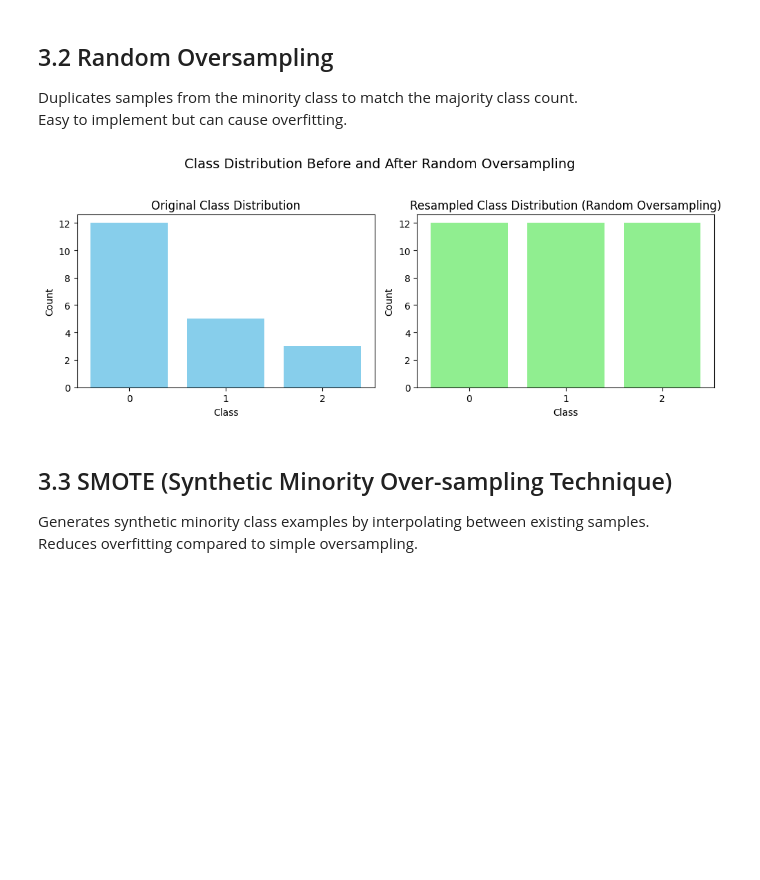
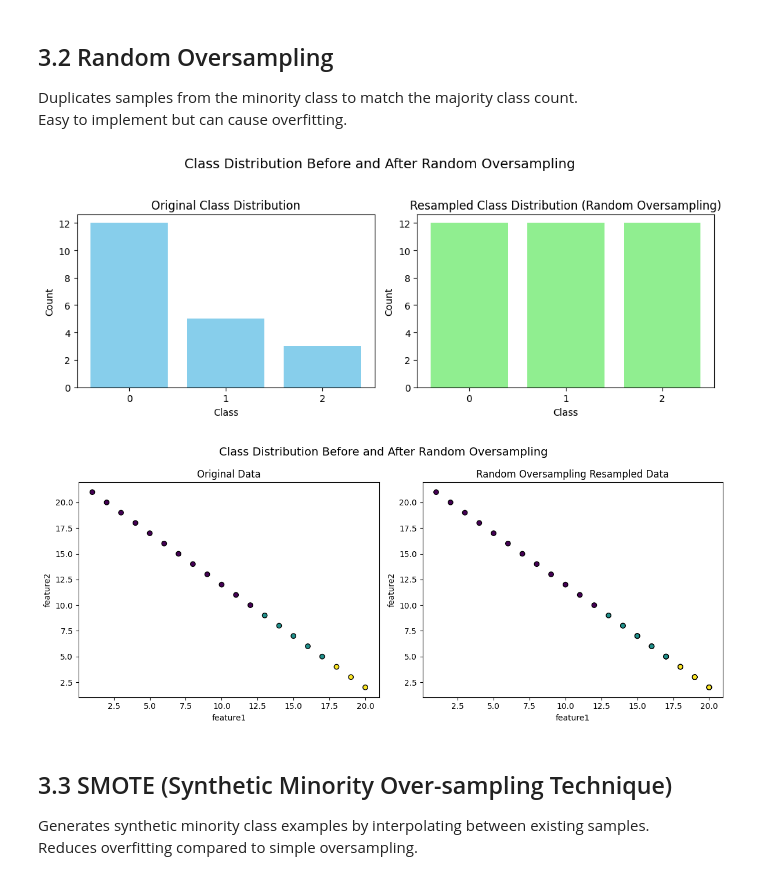
Before and after one commit to yk-data-science/ml-foundations-notebook, a Jupyter notebook: 02_preprocessing/general_preprocessing/data_balancing.ipynb, the cells around one changed output. Drawn from its saved outputs; the diff is of its cells as text; code cells hidden in the pictures; blank space fills up the shorter version.

```diff
--- a/02_preprocessing/general_preprocessing/data_balancing.ipynb
+++ b/02_preprocessing/general_preprocessing/data_balancing.ipynb
@@ -65,9 +88,11 @@ Easy to implement but can cause overfitting.
 # %%
 ros = RandomOverSampler(random_state=42)
 X_ros, y_ros = ros.fit_resample(X, y)
 plot_class_distribution(y, y_ros, 'Random Oversampling')
+plot_comparison(X, y, pd.DataFrame(X_ros, columns=X.columns), y_ros, 'Random Oversampling')
 # %% [output]
 [figure]
+[figure, added]
 # %% [markdown]
 ## 3.3 SMOTE (Synthetic Minority Over-sampling Technique)
 
```
Also changed, not shown: parts of 6 cells of this notebook.
